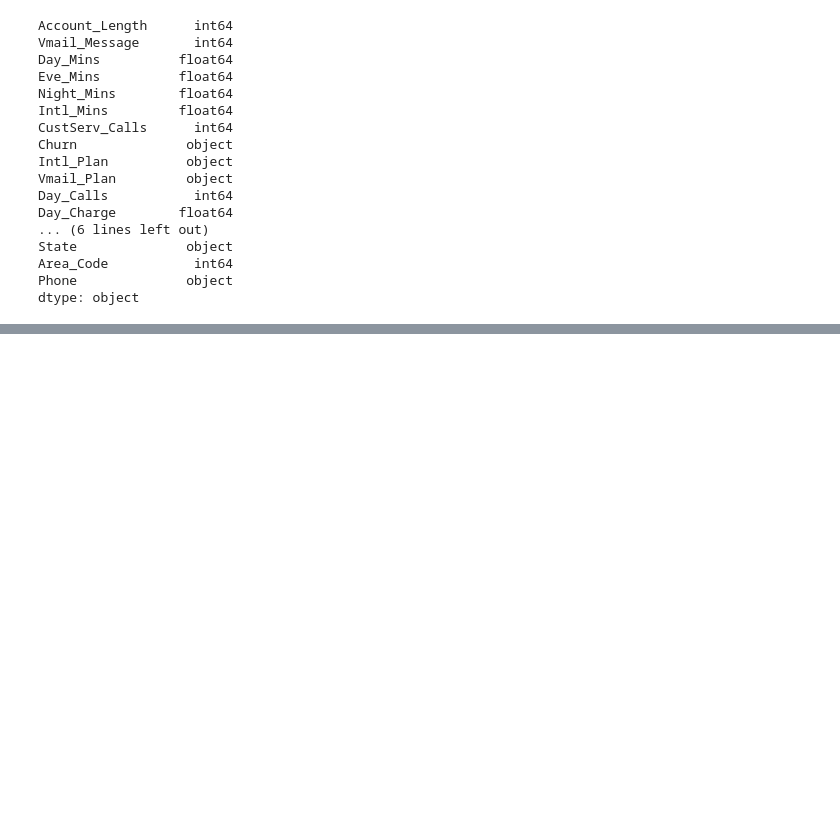
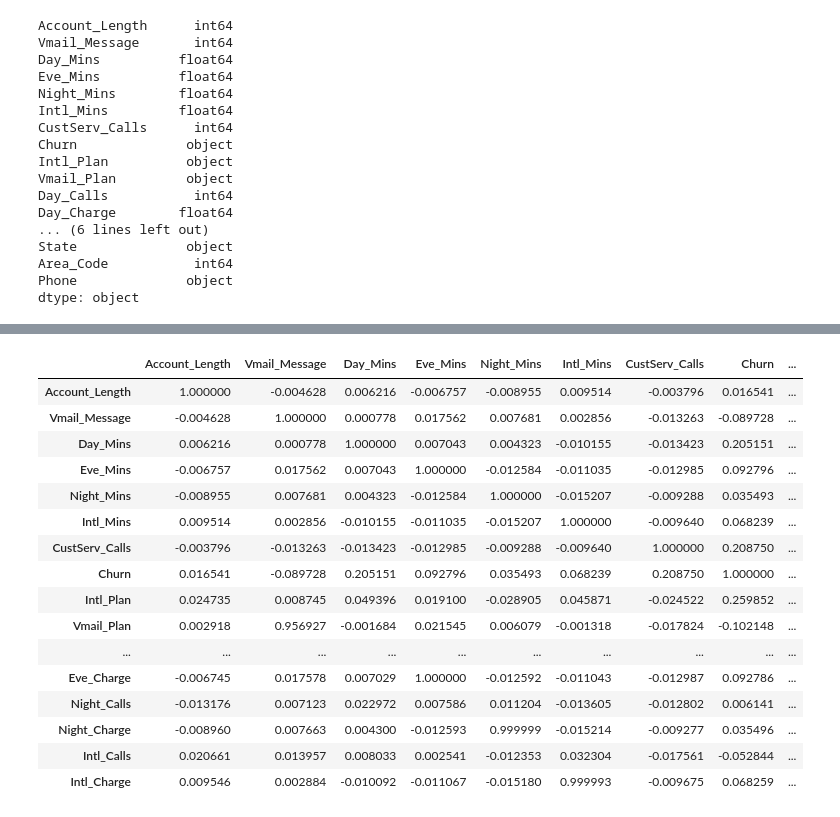
Before and after one commit to der-amit/churn_analytics, a Jupyter notebook: predict_churn.ipynb, the cells around one changed output, grey strips where cells are left out. Cells and saved outputs as stored; diff of their text form; code cells hidden in the pictures; blank space fills up the shorter version.

Commit message:
predicted churn

```diff
--- a/predict_churn.ipynb
+++ b/predict_churn.ipynb
@@ -222,0 +251,4 @@ df['Churn'] = df['Churn'].replace({'no':0, 'yes':1})
+# %%
+mydf = df.drop(['Area_Code', 'State', 'Phone'], axis = 1)
+# %%
+mydf['Intl_Plan'] = mydf['Intl_Plan'].replace({'no':0, 'yes':1})
@@ -222,0 +264,20 @@ df['Churn'] = df['Churn'].replace({'no':0, 'yes':1})
+# %%
+mydf.corr()
+# %% [output]
+|  | Account_Length | Vmail_Message | Day_Mins | Eve_Mins | Night_Mins | Intl_Mins | CustServ_Calls | Churn | ... |
+| Account_Length | 1.000000 | -0.004628 | 0.006216 | -0.006757 | -0.008955 | 0.009514 | -0.003796 | 0.016541 | ... |
+| Vmail_Message | -0.004628 | 1.000000 | 0.000778 | 0.017562 | 0.007681 | 0.002856 | -0.013263 | -0.089728 | ... |
+| Day_Mins | 0.006216 | 0.000778 | 1.000000 | 0.007043 | 0.004323 | -0.010155 | -0.013423 | 0.205151 | ... |
+| Eve_Mins | -0.006757 | 0.017562 | 0.007043 | 1.000000 | -0.012584 | -0.011035 | -0.012985 | 0.092796 | ... |
+| Night_Mins | -0.008955 | 0.007681 | 0.004323 | -0.012584 | 1.000000 | -0.015207 | -0.009288 | 0.035493 | ... |
+| Intl_Mins | 0.009514 | 0.002856 | -0.010155 | -0.011035 | -0.015207 | 1.000000 | -0.009640 | 0.068239 | ... |
+| CustServ_Calls | -0.003796 | -0.013263 | -0.013423 | -0.012985 | -0.009288 | -0.009640 | 1.000000 | 0.208750 | ... |
+| Churn | 0.016541 | -0.089728 | 0.205151 | 0.092796 | 0.035493 | 0.068239 | 0.208750 | 1.000000 | ... |
+| Intl_Plan | 0.024735 | 0.008745 | 0.049396 | 0.019100 | -0.028905 | 0.045871 | -0.024522 | 0.259852 | ... |
+| Vmail_Plan | 0.002918 | 0.956927 | -0.001684 | 0.021545 | 0.006079 | -0.001318 | -0.017824 | -0.102148 | ... |
+| ... | ... | ... | ... | ... | ... | ... | ... | ... | ... |
+| Eve_Charge | -0.006745 | 0.017578 | 0.007029 | 1.000000 | -0.012592 | -0.011043 | -0.012987 | 0.092786 | ... |
+| Night_Calls | -0.013176 | 0.007123 | 0.022972 | 0.007586 | 0.011204 | -0.013605 | -0.012802 | 0.006141 | ... |
+| Night_Charge | -0.008960 | 0.007663 | 0.004300 | -0.012593 | 0.999999 | -0.015214 | -0.009277 | 0.035496 | ... |
+| Intl_Calls | 0.020661 | 0.013957 | 0.008033 | 0.002541 | -0.012353 | 0.032304 | -0.017561 | -0.052844 | ... |
+| Intl_Charge | 0.009546 | 0.002884 | -0.010092 | -0.011067 | -0.015180 | 0.999993 | -0.009675 | 0.068259 | ... |
```
Also changed, not shown: parts of 20 cells of this notebook.
